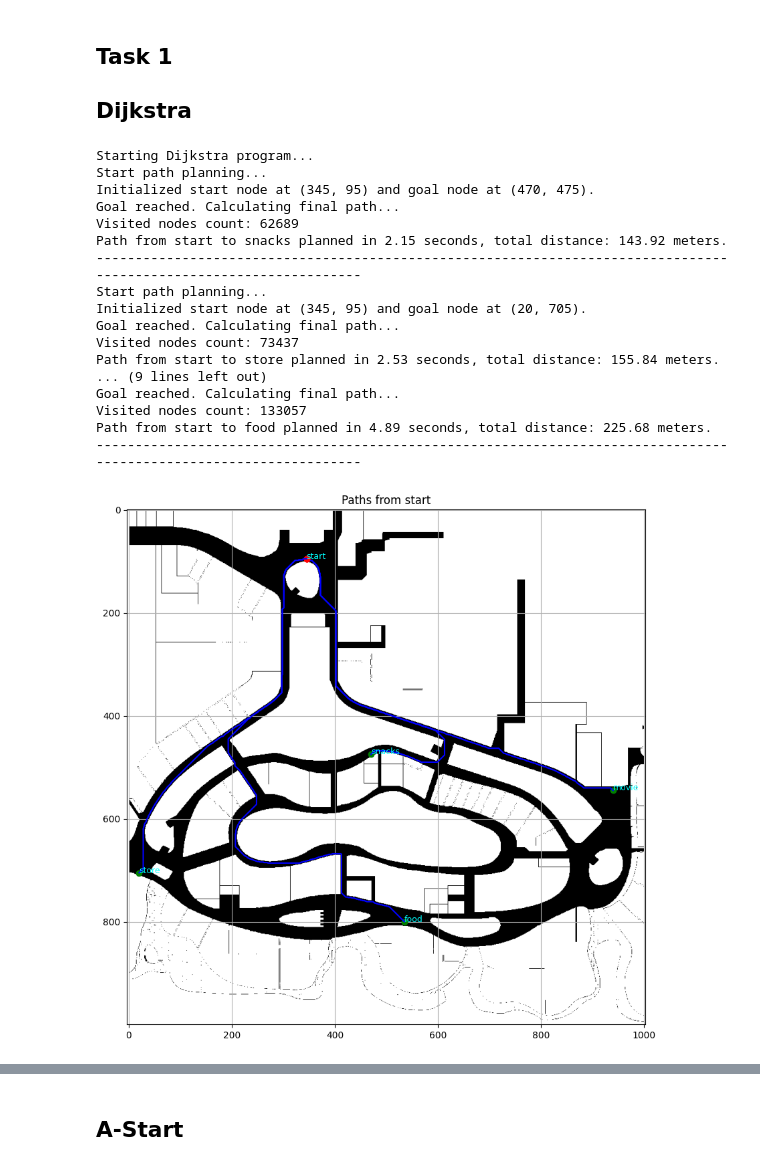
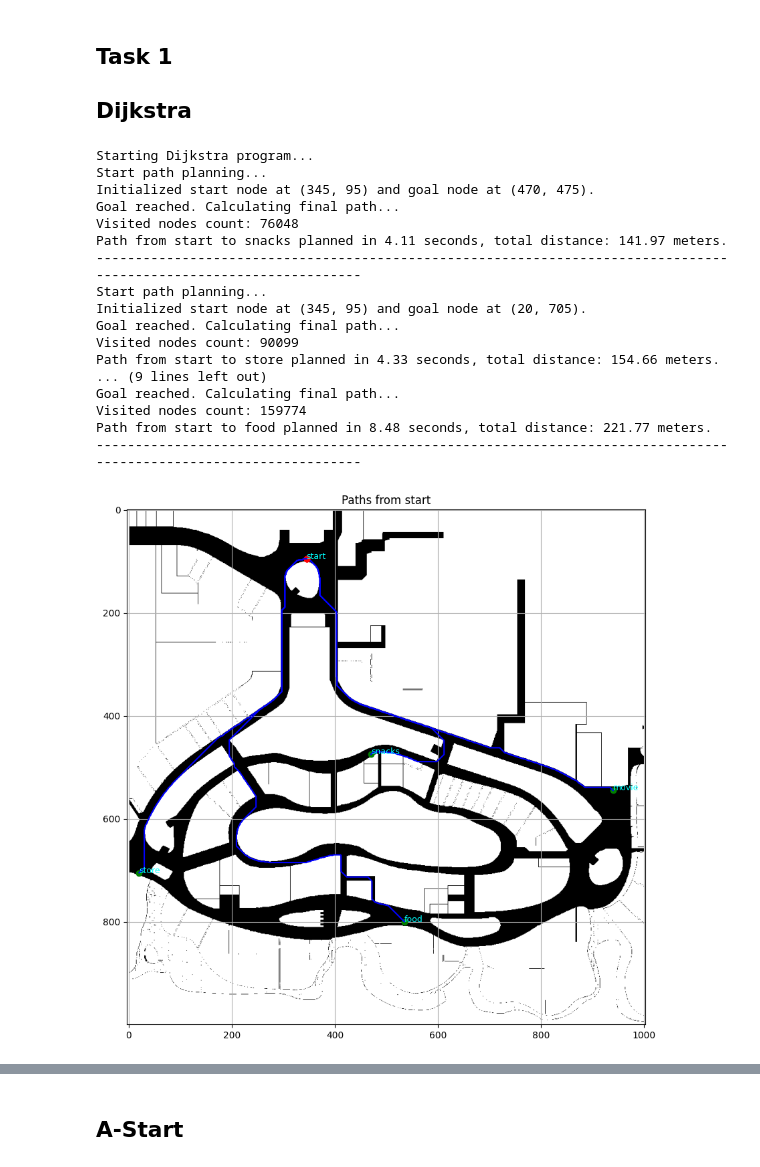
Before and after one commit to ruziniuuuuu/ME5413_HW3, a Jupyter notebook: homework3.ipynb, the cells around one changed output, grey strips where cells are left out. Saved outputs shown, nothing was run; the diff lists cells and outputs as text; code cells hidden in the pictures.

Commit message:
update verift node

```diff
--- a/homework3.ipynb
+++ b/homework3.ipynb
@@ -222,17 +222,20 @@ class Dijkstra:
     def verify_node(self, node):
         if node.x < 0 or node.y < 0 or node.x >= self.x_width or node.y >= self.y_width:
             return False
-        clearance_required = math.ceil(self.robot_radius / self.resolution)# Each grid is 0.2m, so a radius of 0.3m is approximately 1.5 grids
-        for dx in range(-clearance_required, clearance_required + 1):
-            for dy in range(-clearance_required, clearance_required + 1):
+        max_distance = self.robot_radius / self.resolution
+        for dx in range(-int(math.ceil(max_distance)), int(math.ceil(max_distance)) + 1):
+            for dy in range(-int(math.ceil(max_distance)), int(math.ceil(max_distance)) + 1):
+                distance = math.sqrt((dx + 0.5)**2 + (dy + 0.5)**2)
+                if distance > max_distance:
+                    continue
                 check_x = node.x + dx
                 check_y = node.y + dy
-
                 if check_x < 0 or check_y < 0 or check_x >= self.x_width or check_y >= self.y_width:
                     continue
                 if self.obstacle_map[check_y, check_x]:
                     return False
         return True
+
 
 
     def calc_final_path(self, goal_node, closed_set):
@@ -262,40 +265,40 @@ def main():
     locations = {
         'start':  [345, 95],    # Level 2 Escalator
         'snacks': [470, 475],   # Garrett Popcorn
         'store':  [20, 705],    # DJI Store
         'movie':  [940, 545],   # Golden Village
         'food':   [535, 800],   # PUTIEN
     }
 
     obstacle_map_path = "./map/obstacle_map.npy"
     obstacle_map = np.load(obstacle_map_path)
     grid_size = 0.2
     robot_radius = 0.3
     print("Starting Dijkstra program...")
     planner = Dijkstra(obstacle_map, grid_size, robot_radius)
     plot_all_paths(locations, planner, algorithm='dijkstra')
 
 if __name__ == '__main__':
     main()
 # %% [output]
 Starting Dijkstra program...
 Start path planning...
 Initialized start node at (345, 95) and goal node at (470, 475).
 Goal reached. Calculating final path...
-Visited nodes count: 62689
-Path from start to snacks planned in 2.15 seconds, total distance: 143.92 meters.
+Visited nodes count: 76048
+Path from start to snacks planned in 4.11 seconds, total distance: 141.97 meters.
 -------------------------------------------------------------------------------------------------------------------
 Start path planning...
 Initialized start node at (345, 95) and goal node at (20, 705).
 Goal reached. Calculating final path...
-Visited nodes count: 73437
-Path from start to store planned in 2.53 seconds, total distance: 155.84 meters.
+Visited nodes count: 90099
+Path from start to store planned in 4.33 seconds, total distance: 154.66 meters.
 ... (9 lines left out)
 Goal reached. Calculating final path...
-Visited nodes count: 133057
-Path from start to food planned in 4.89 seconds, total distance: 225.68 meters.
+Visited nodes count: 159774
+Path from start to food planned in 8.48 seconds, total distance: 221.77 meters.
 -------------------------------------------------------------------------------------------------------------------
-[figure, old version]
+[figure, new version]
 Start path planning...
 Initialized start node at (470, 475) and goal node at (345, 95).
 Goal reached. Calculating final path...
```
Also changed, not shown: parts of 2 cells of this notebook, 1 other file.
